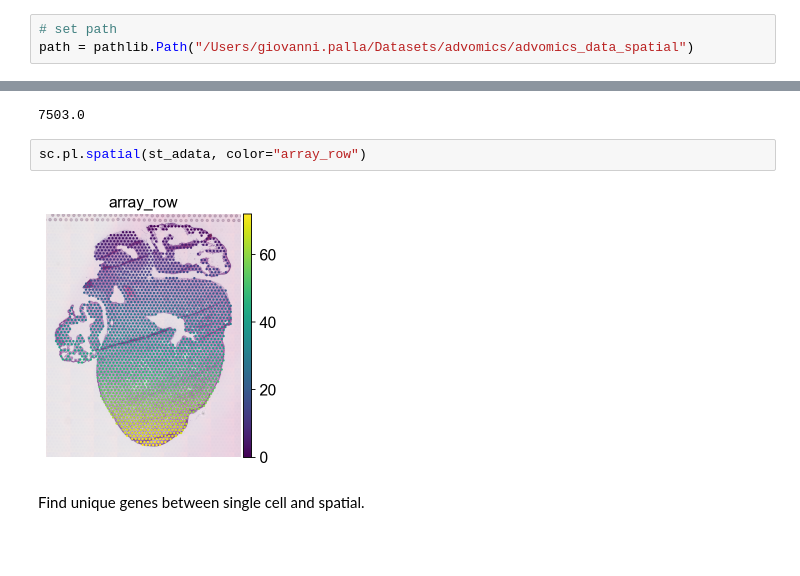
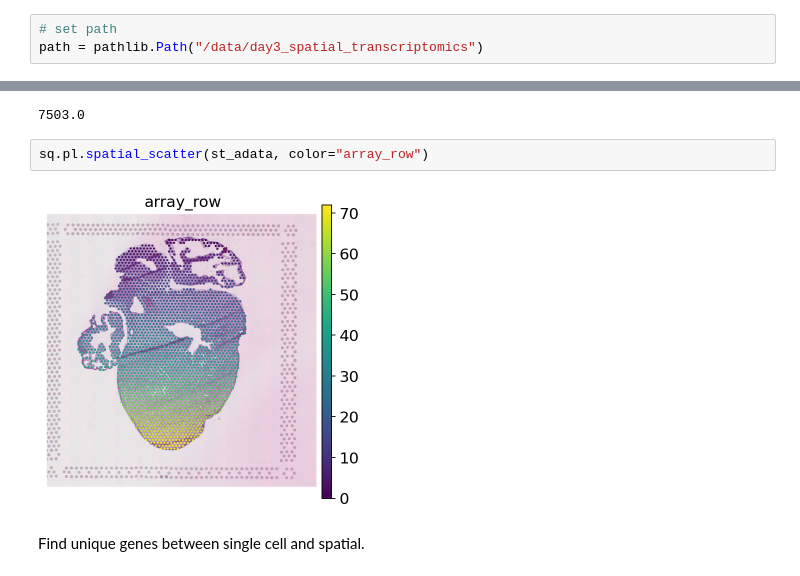
Before and after one commit to fmicompbio/adv_singlecell_2022, a Jupyter notebook: day3_spatial_transcriptomics/3_tutorial_deconvolution_stereoscope.ipynb, the cells around one changed output, grey strips where cells are left out. Drawn from its saved outputs; the diff is of its cells as text; blank space fills up the shorter version.

Commit message:
update notebooks and path python

```diff
--- a/day3_spatial_transcriptomics/3_tutorial_deconvolution_stereoscope.ipynb
+++ b/day3_spatial_transcriptomics/3_tutorial_deconvolution_stereoscope.ipynb
@@ -25,7 +25,7 @@ import squidpy as sq
 sc.set_figure_params(figsize=(4, 4), frameon=False)
 # %%
 # set path
-path = pathlib.Path("/Users/giovanni.palla/Datasets/advomics/advomics_data_spatial")
+path = pathlib.Path("/data/day3_spatial_transcriptomics")
 # %% [markdown]
 Data preparation
 ----------------
@@ -65,9 +63,9 @@ st_adata.layers["counts"].max()
 # %% [output]
 7503.0
 # %%
-sc.pl.spatial(st_adata, color="array_row")
+sq.pl.spatial_scatter(st_adata, color="array_row")
 # %% [output]
-[figure, old version]
+[figure, new version]
 # %% [markdown]
 Find unique genes between single cell and spatial.
 # %%
```
Also changed, not shown: parts of 7 cells of this notebook, 2 other files.
